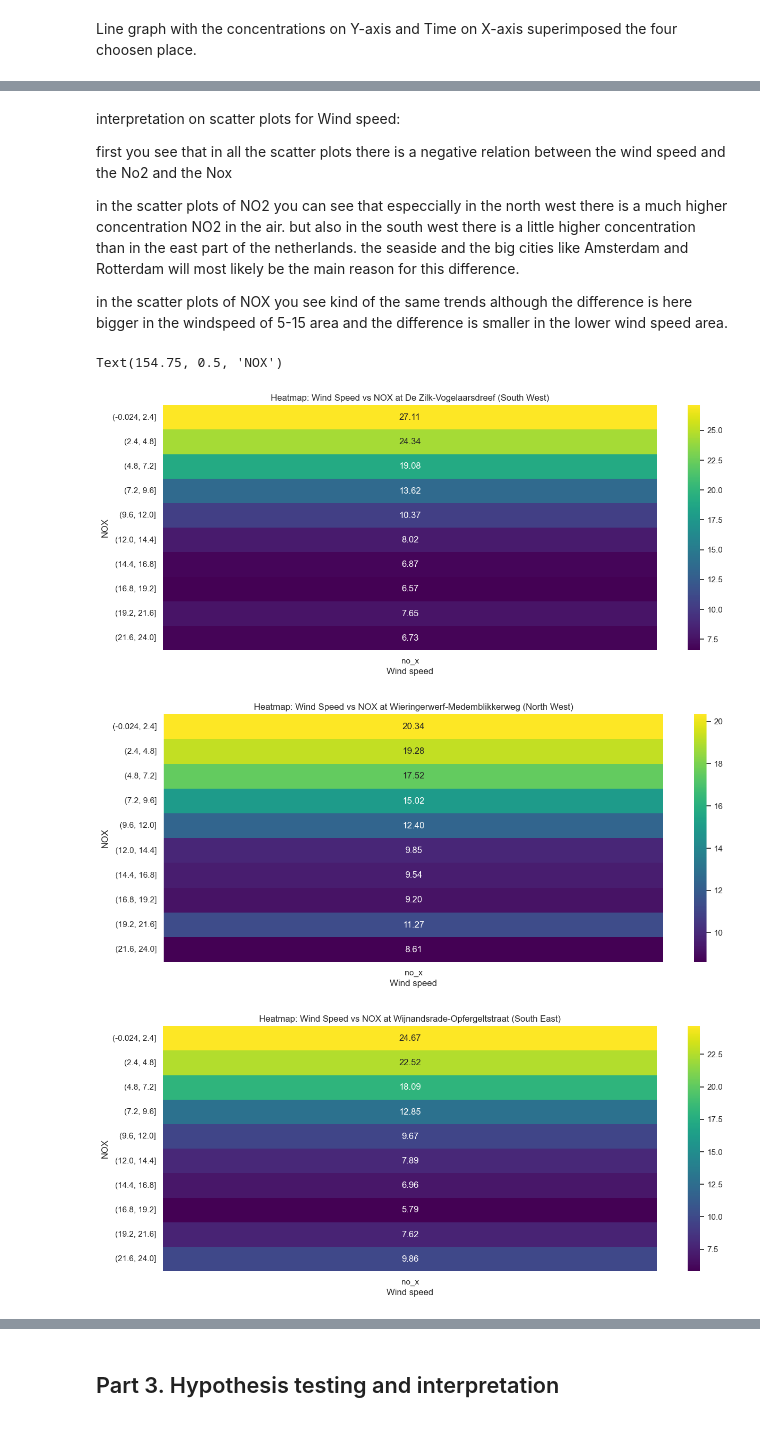
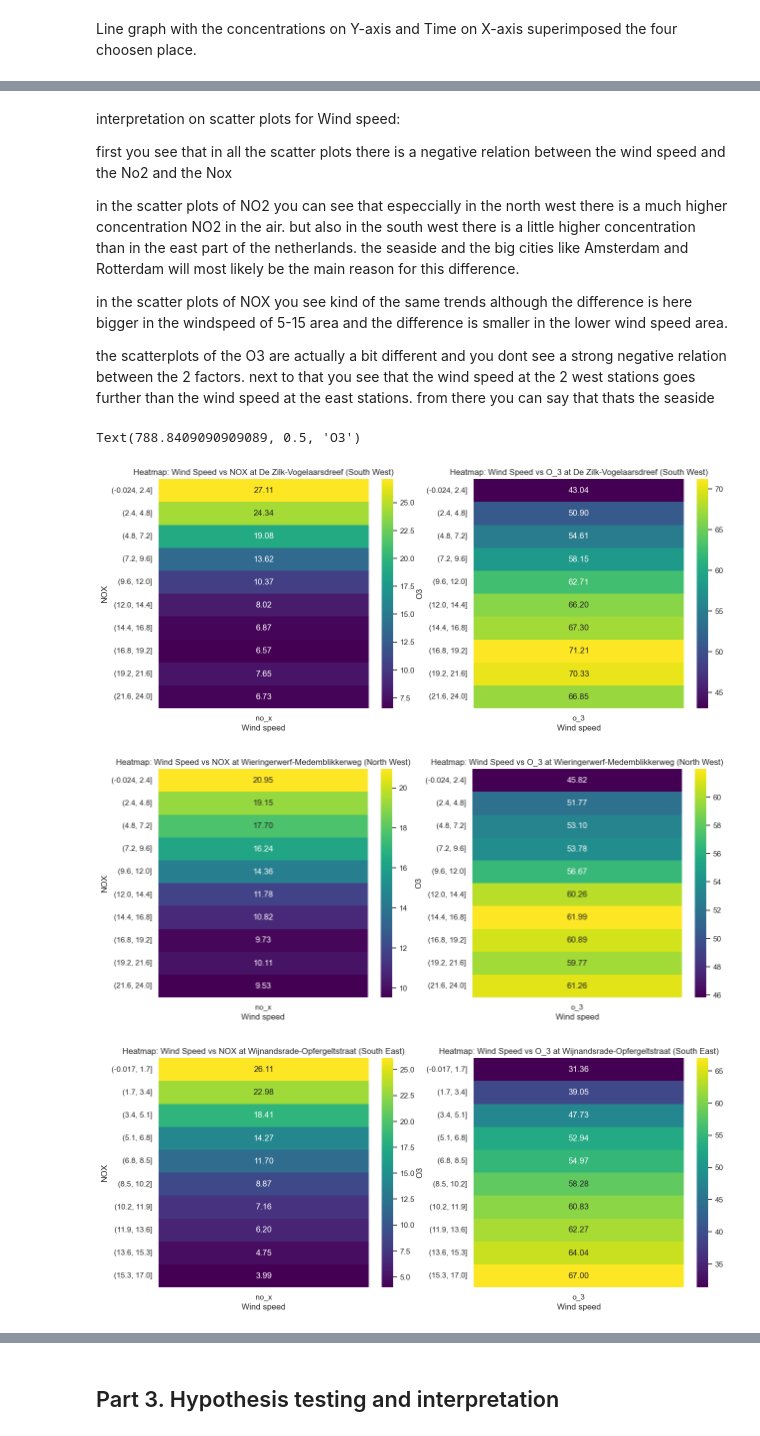
Before and after one commit to nguyenquan12121/GA2, a Jupyter notebook: GA2-Pim (1).ipynb, the cells around one changed output, grey strips where cells are left out. Saved outputs shown, nothing was run; the diff lists cells and outputs as text; code cells hidden in the pictures.

```diff
--- a/GA2-Pim (1).ipynb
+++ b/GA2-Pim (1).ipynb
@@ -545,37 +578,72 @@ first you see that in all the scatter plots there is a negative relation between
 in the scatter plots of NO2 you can see that especcially in the north west there is a much higher concentration NO2 in the air. but also in the south west there is a little higher concentration than in the east part of the netherlands. the seaside and the big cities like Amsterdam and Rotterdam will most likely be the main reason for this difference.
 
 in the scatter plots of NOX you see kind of the same trends although the difference is here bigger in the windspeed of 5-15 area and the difference is smaller in the lower wind speed area.
+
+the scatterplots of the O3 are actually a bit different and you dont see a strong negative relation between the 2 factors. next to that you see that the wind speed at the 2 west stations goes further than the wind speed at the east stations. from there you can say that thats the seaside
 # %%
 
 plt.figure(figsize=(15, 6))
+plt.subplot(1, 2, 1)
 heatmap_data_no_x = pd.pivot_table(df_station1, values='no_x', index=pd.cut(df_station1['wind_speed'], bins=10), aggfunc='mean')
 sns.heatmap(heatmap_data_no_x, cmap='viridis', annot=True, fmt=".2f")
 plt.title('Heatmap: Wind Speed vs NOX at De Zilk-Vogelaarsdreef (South West)')
 plt.xlabel('Wind speed')
 plt.ylabel('NOX')
 
+plt.subplot(1, 2, 2)
+heatmap_data_no_x = pd.pivot_table(df_station1, values='o_3', index=pd.cut(df_station1['wind_speed'], bins=10), aggfunc='mean')
+sns.heatmap(heatmap_data_no_x, cmap='viridis', annot=True, fmt=".2f")
+plt.title('Heatmap: Wind Speed vs O_3 at De Zilk-Vogelaarsdreef (South West)')
+plt.xlabel('Wind speed')
+plt.ylabel('O3')
+
+
 plt.figure(figsize=(15, 6))
-heatmap_data_no_x = pd.pivot_table(df_station2, values='no_x', index=pd.cut(df_station1['wind_speed'], bins=10), aggfunc='mean')
+plt.subplot(1, 2, 1)
+heatmap_data_no_x = pd.pivot_table(df_station2, values='no_x', index=pd.cut(df_station2['wind_speed'], bins=10), aggfunc='mean')
 sns.heatmap(heatmap_data_no_x, cmap='viridis', annot=True, fmt=".2f")
 plt.title('Heatmap: Wind Speed vs NOX at Wieringerwerf-Medemblikkerweg (North West)')
 plt.xlabel('Wind speed')
 plt.ylabel('NOX')
 
+plt.subplot(1, 2, 2)
+heatmap_data_no_x = pd.pivot_table(df_station2, values='o_3', index=pd.cut(df_station2['wind_speed'], bins=10), aggfunc='mean')
+sns.heatmap(heatmap_data_no_x, cmap='viridis', annot=True, fmt=".2f")
+plt.title('Heatmap: Wind Speed vs O_3 at Wieringerwerf-Medemblikkerweg (North West)')
+plt.xlabel('Wind speed')
+plt.ylabel('O3')
+
 plt.figure(figsize=(15, 6))
-heatmap_data_no_x = pd.pivot_table(df_station3, values='no_x', index=pd.cut(df_station1['wind_speed'], bins=10), aggfunc='mean')
+plt.subplot(1, 2, 1)
+heatmap_data_no_x = pd.pivot_table(df_station3, values='no_x', index=pd.cut(df_station3['wind_speed'], bins=10), aggfunc='mean')
 sns.heatmap(heatmap_data_no_x, cmap='viridis', annot=True, fmt=".2f")
 plt.title('Heatmap: Wind Speed vs NOX at Wijnandsrade-Opfergeltstraat (South East)')
 plt.xlabel('Wind speed')
 plt.ylabel('NOX')
 
+plt.subplot(1, 2, 2)
+heatmap_data_no_x = pd.pivot_table(df_station3, values='o_3', index=pd.cut(df_station3['wind_speed'], bins=10), aggfunc='mean')
+sns.heatmap(heatmap_data_no_x, cmap='viridis', annot=True, fmt=".2f")
+plt.title('Heatmap: Wind Speed vs O_3 at Wijnandsrade-Opfergeltstraat (South East)')
+plt.xlabel('Wind speed')
+plt.ylabel('O3')
+
 plt.figure(figsize=(15, 6))
-heatmap_data_no_x = pd.pivot_table(df_station4, values='no_x', index=pd.cut(df_station1['wind_speed'], bins=10), aggfunc='mean')
+plt.subplot(1, 2, 1)
+heatmap_data_no_x = pd.pivot_table(df_station4, values='no_x', index=pd.cut(df_station4['wind_speed'], bins=10), aggfunc='mean')
 sns.heatmap(heatmap_data_no_x, cmap='viridis', annot=True, fmt=".2f")
 plt.title('Heatmap: Wind Speed vs NOX at Wekerom-Riemterdijk (North East)')
 plt.xlabel('Wind speed')
 plt.ylabel('NOX')
+
+plt.subplot(1, 2, 2)
+heatmap_data_no_x = pd.pivot_table(df_station4, values='o_3', index=pd.cut(df_station4['wind_speed'], bins=10), aggfunc='mean')
+sns.heatmap(heatmap_data_no_x, cmap='viridis', annot=True, fmt=".2f")
+plt.title('Heatmap: Wind Speed vs O_3 at Wekerom-Riemterdijk (North East)')
+plt.xlabel('Wind speed')
+plt.ylabel('O3')
 # %% [output]
-Text(154.75, 0.5, 'NOX')
+Text(788.8409090909089, 0.5, 'O3')
-[figure, old version]
+[figure, new version]
-[figure, old version]
+[figure, new version]
-[figure, old version]
+[figure, new version]
```
Also changed, not shown: parts of 3 cells of this notebook.
